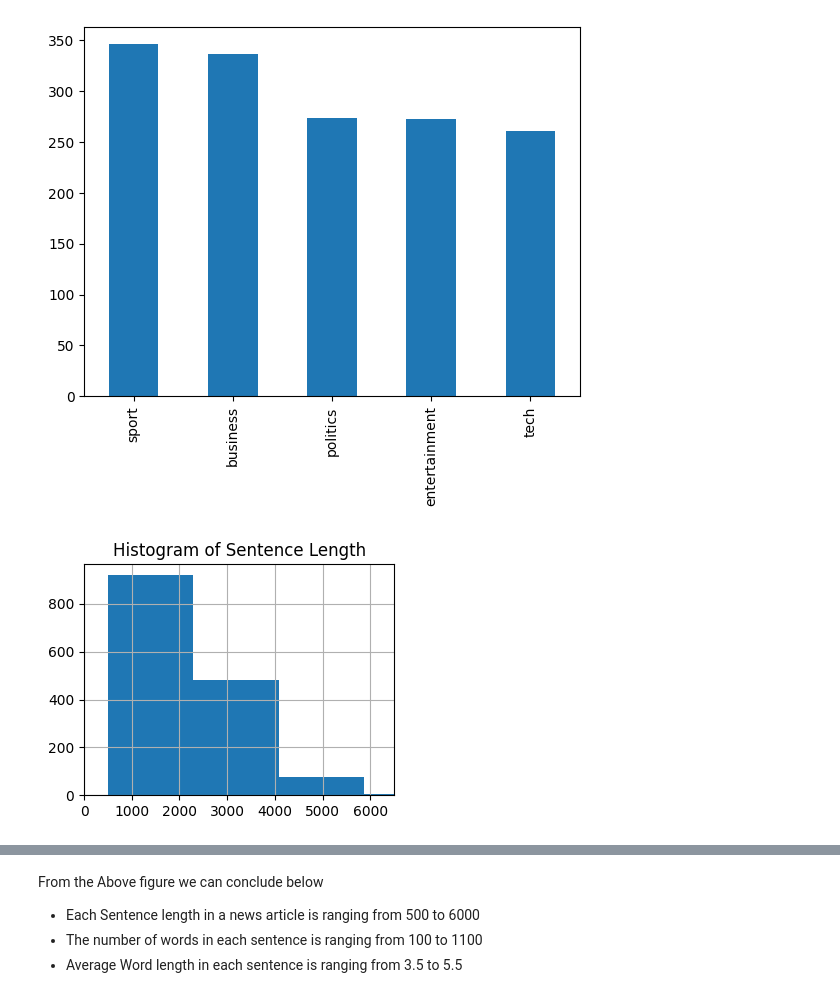
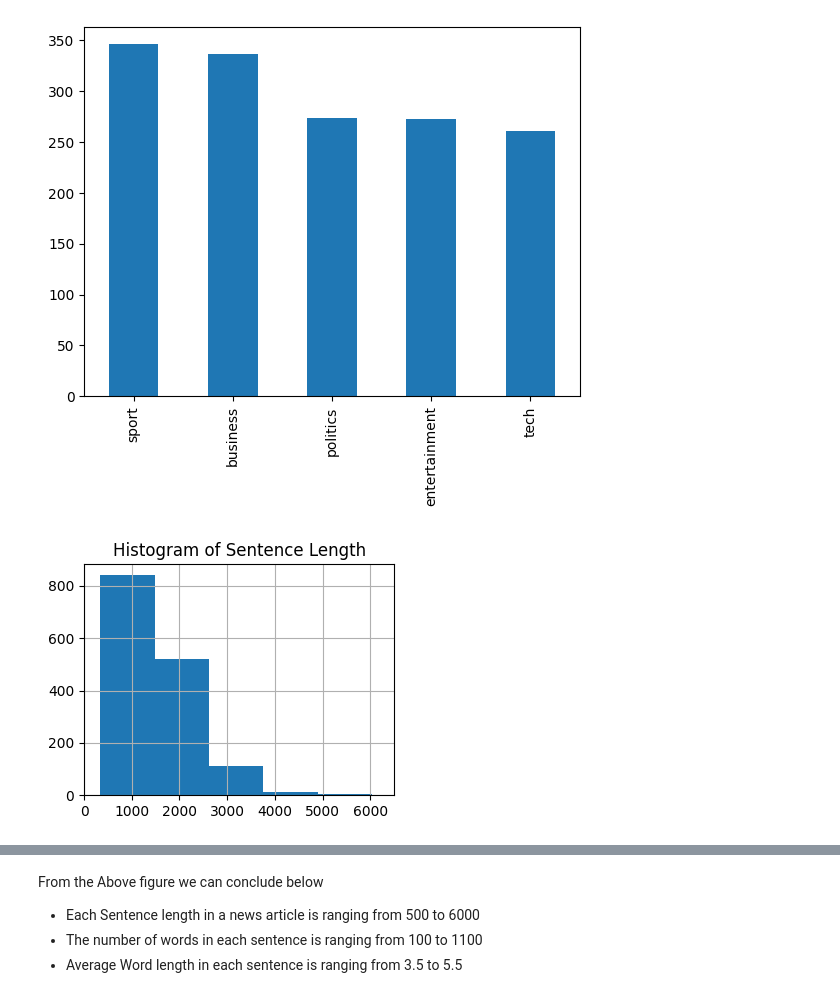
Before and after one commit to VinodKumarJodu/news-article-classification, a Jupyter notebook: notebooks/news_articles_classification.ipynb, the cells around one changed output, grey strips where cells are left out. Cells and saved outputs as stored; diff of their text form; code cells hidden in the pictures.

```diff
--- a/notebooks/news_articles_classification.ipynb
+++ b/notebooks/news_articles_classification.ipynb
@@ -291,9 +291,9 @@ df['Category'].value_counts().plot(kind='bar')
 [figure]
 # %%
 plt.figure(figsize=(4,3))
-df['Text'].str.len().hist()
+df['text'].str.len().hist()
 plt.xlim([0,6500])
 plt.title("Histogram of Sentence Length")
 plt.show()
 # %% [output]
-[figure, old version]
+[figure, new version]
```
Also changed, not shown: parts of 7 cells of this notebook, 11 other files.
